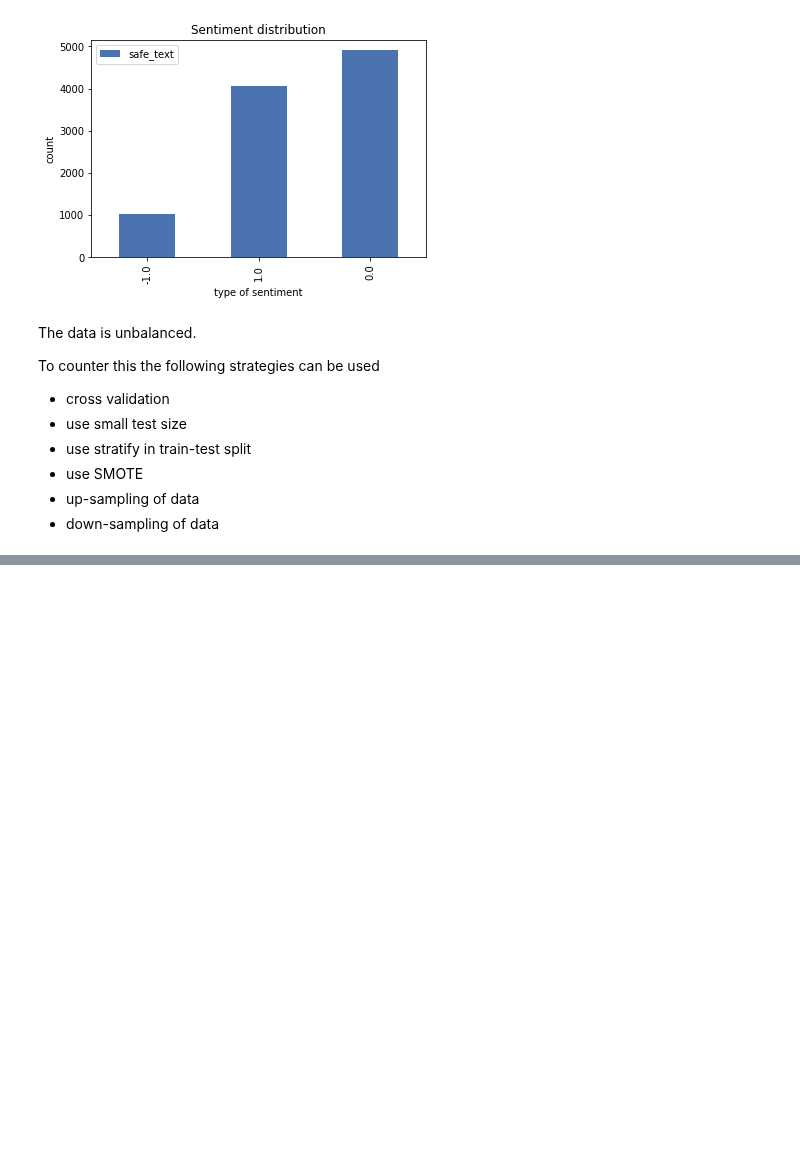
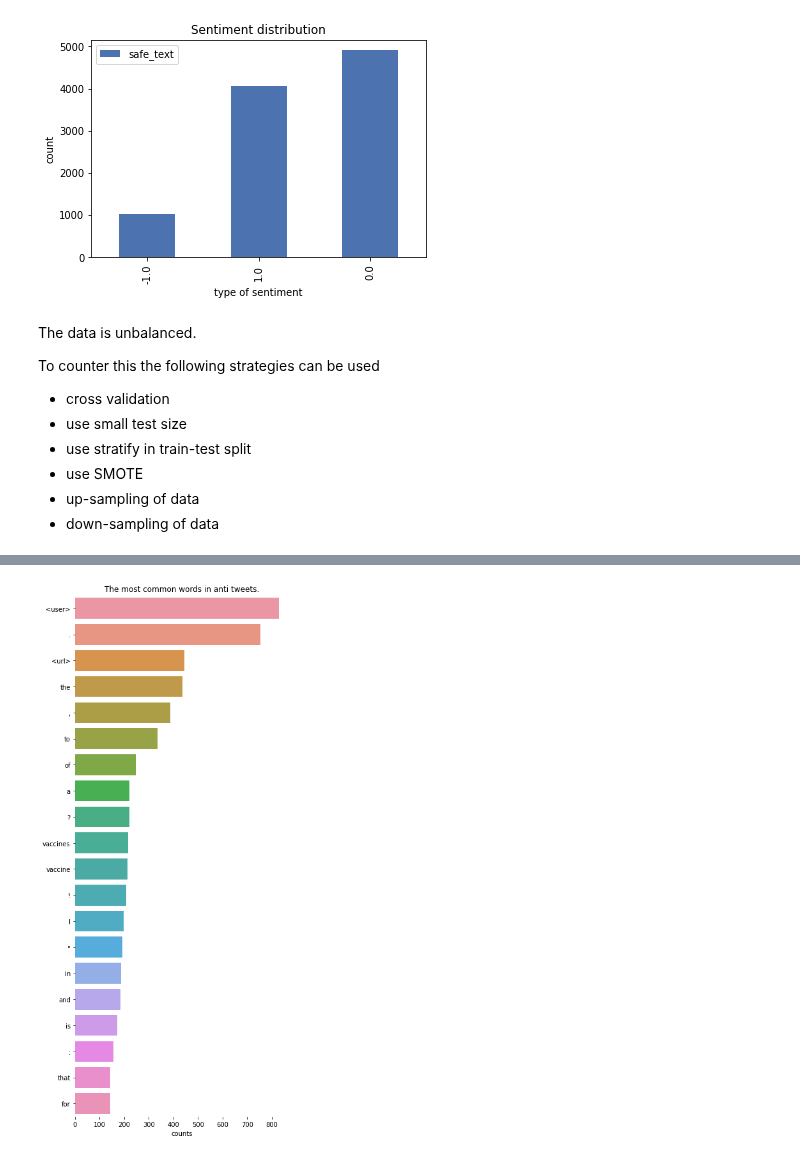
Before and after one commit to monicafar147/To-vaccinate-or-not-, a Jupyter notebook: main.ipynb, the cells around one changed output, grey strips where cells are left out. Cells and saved outputs as stored; diff of their text form; code cells hidden in the pictures; blank space fills up the shorter version.

Commit message:
added bag of words counts

```diff
--- a/main.ipynb
+++ b/main.ipynb
@@ -128,0 +133,46 @@ To counter this the following strategies can be used
+# %%
+
+def bag_of_words_count(words, word_dict={}):
+    """ this function takes in a list of words and returns a dictionary
+        with each word as a key, and the value represents the number of
+        times that word appeared"""
+    for word in words:
+        if word in word_dict.keys():
+            word_dict[word] += 1
+        else:
+            word_dict[word] = 1
+    return word_dict
+# %%
+tokeniser = TweetTokenizer()
+train['tokens'] = train['safe_text'].apply(tokeniser.tokenize)
+sentiment_labels = list(set(train['label'].values))
+sentiment = {}
+for sent in sentiment_labels:
+    df = train.groupby('label')
+    sentiment[sent] = {}
+    for row in df.get_group(sent)['tokens']:
+        sentiment[sent] = bag_of_words_count(row, sentiment[sent])
+# %%
+anti = {key: value for key, value in sorted(sentiment[-1].items(), key=lambda item: item[1], reverse=True)}
+neutral = {key: value for key, value in sorted(sentiment[0].items(), key=lambda item: item[1], reverse=True)}
+pro = {key: value for key, value in sorted(sentiment[1].items(), key=lambda item: item[1], reverse=True)}
+# %%
+# anti
+anti_keys = [key for key in anti.keys() ]
+anti_values = [value[1] for value in anti.items()]
+# neutral
+neutral_keys = [key for key in neutral.keys()]
+neutral_values = [value[1] for value in neutral.items()]
+# pro
+pro_keys = [key for key in pro.keys()]
+pro_values = [value[1] for value in pro.items()]
+# %%
+f, ax = plt.subplots(figsize=(6, 15))
+sns.barplot(anti_values[0:20],anti_keys[0:20])
+# Add a legend and informative axis label
+ax.set(ylabel="",
+       xlabel="counts")
+ax.title.set_text('The most common words in anti tweets.')
+sns.despine(left=True, bottom=True)
+# %% [output]
+[figure, added]
```
Also changed, not shown: parts of 4 cells of this notebook.
